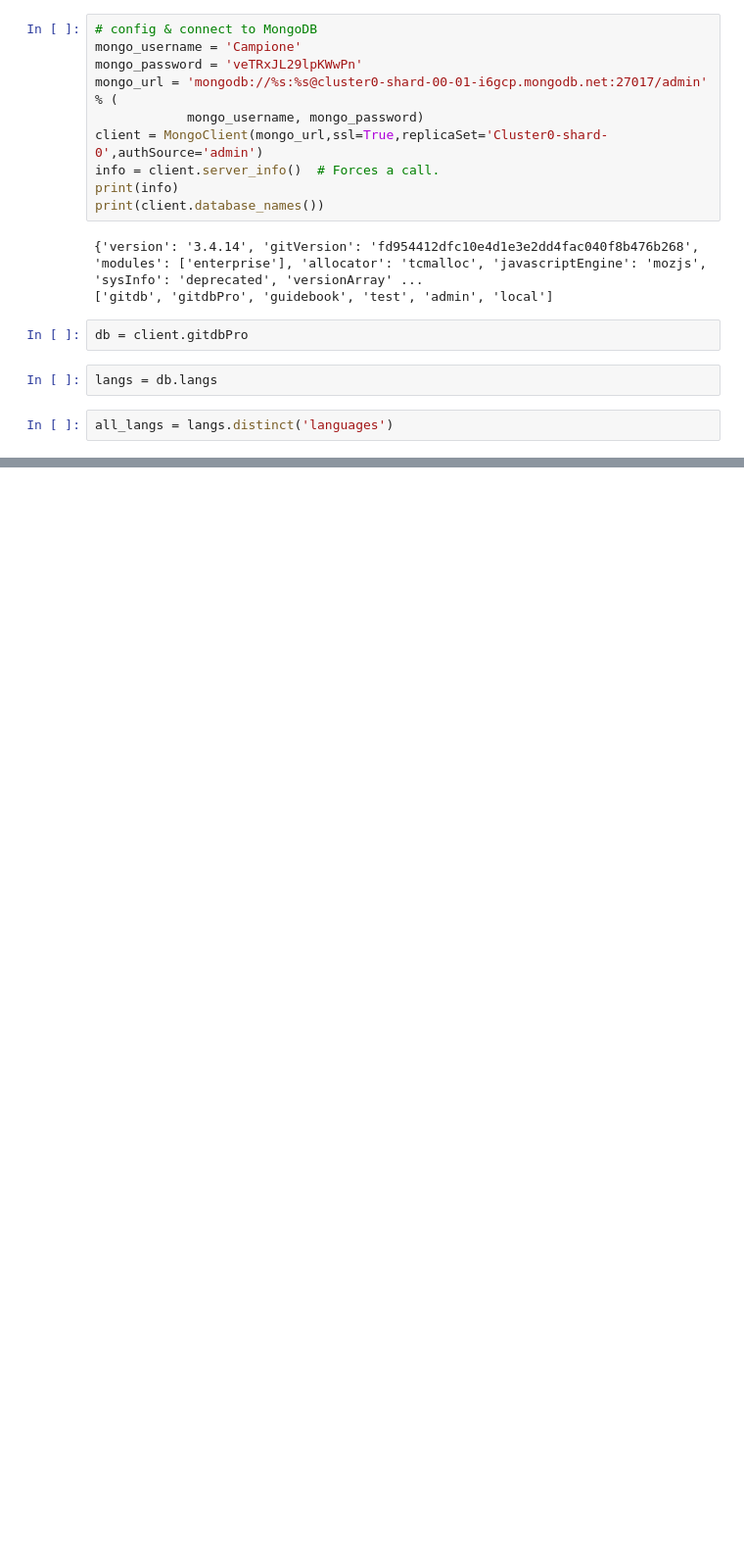
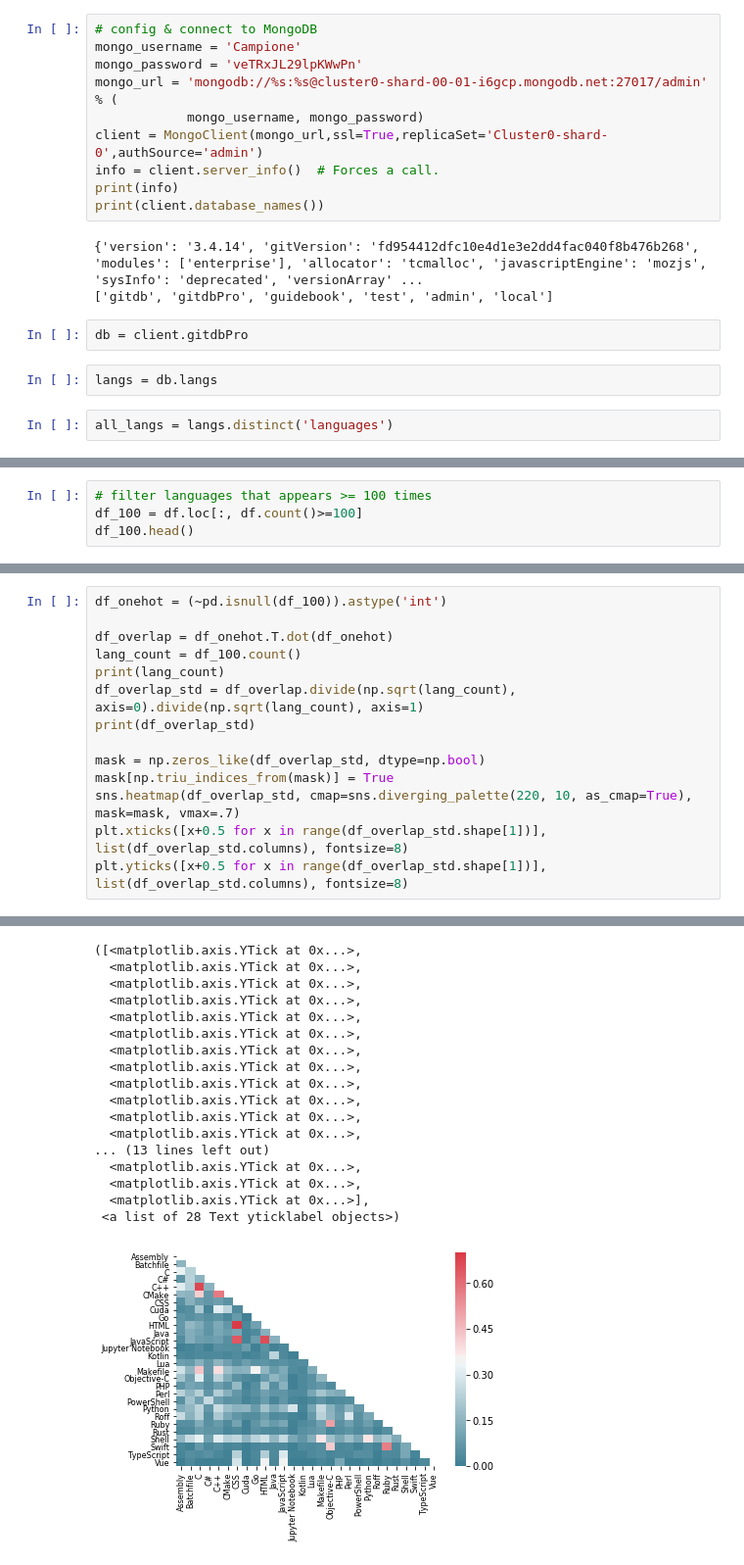
Before and after one commit to wxhan0128/GitHub-Data-Analysis, a Jupyter notebook: languages.ipynb, the cells around one changed output, grey strips where cells are left out. Shown at 98% size. Drawn from its saved outputs; the diff is of its cells as text; blank space fills up the shorter version.

```diff
--- a/languages.ipynb
+++ b/languages.ipynb
@@ -25,0 +95,4 @@ all_langs = langs.distinct('languages')
+# %%
+# filter languages that appears >= 100 times
+df_100 = df.loc[:, df.count()>=100]
+df_100.head()
@@ -25,0 +164,15 @@ all_langs = langs.distinct('languages')
+# %%
+df_onehot = (~pd.isnull(df_100)).astype('int')
+
+df_overlap = df_onehot.T.dot(df_onehot)
+lang_count = df_100.count()
+print(lang_count)
+df_overlap_std = df_overlap.divide(np.sqrt(lang_count), axis=0).divide(np.sqrt(lang_count), axis=1)
+print(df_overlap_std)
+
+mask = np.zeros_like(df_overlap_std, dtype=np.bool)
+mask[np.triu_indices_from(mask)] = True
+sns.heatmap(df_overlap_std, cmap=sns.diverging_palette(220, 10, as_cmap=True), mask=mask, vmax=.7)
+plt.xticks([x+0.5 for x in range(df_overlap_std.shape[1])], list(df_overlap_std.columns), fontsize=8)
+plt.yticks([x+0.5 for x in range(df_overlap_std.shape[1])], list(df_overlap_std.columns), fontsize=8)
+# %% [output]
@@ -26 +196,19 @@ all_langs = langs.distinct('languages')
+([<matplotlib.axis.YTick at 0x...>,
+  <matplotlib.axis.YTick at 0x...>,
+  <matplotlib.axis.YTick at 0x...>,
+  <matplotlib.axis.YTick at 0x...>,
+  <matplotlib.axis.YTick at 0x...>,
+  <matplotlib.axis.YTick at 0x...>,
+  <matplotlib.axis.YTick at 0x...>,
+  <matplotlib.axis.YTick at 0x...>,
+  <matplotlib.axis.YTick at 0x...>,
+  <matplotlib.axis.YTick at 0x...>,
+  <matplotlib.axis.YTick at 0x...>,
+  <matplotlib.axis.YTick at 0x...>,
+... (13 lines left out)
+  <matplotlib.axis.YTick at 0x...>,
+  <matplotlib.axis.YTick at 0x...>,
+  <matplotlib.axis.YTick at 0x...>],
+ <a list of 28 Text yticklabel objects>)
+[figure, added]
 # %%
```
Also changed, not shown: parts of 13 cells of this notebook.
